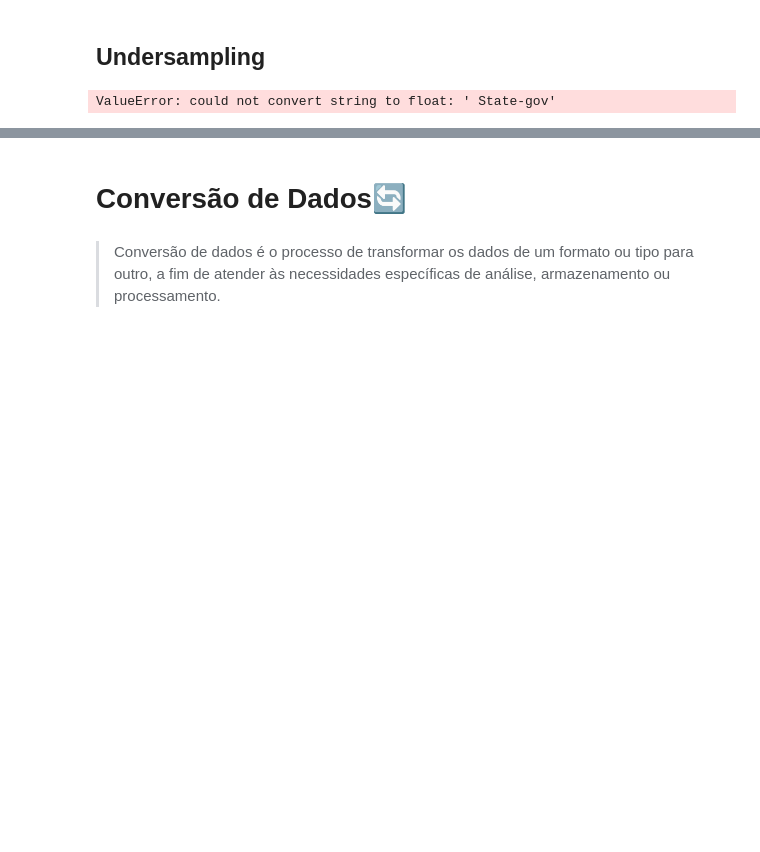
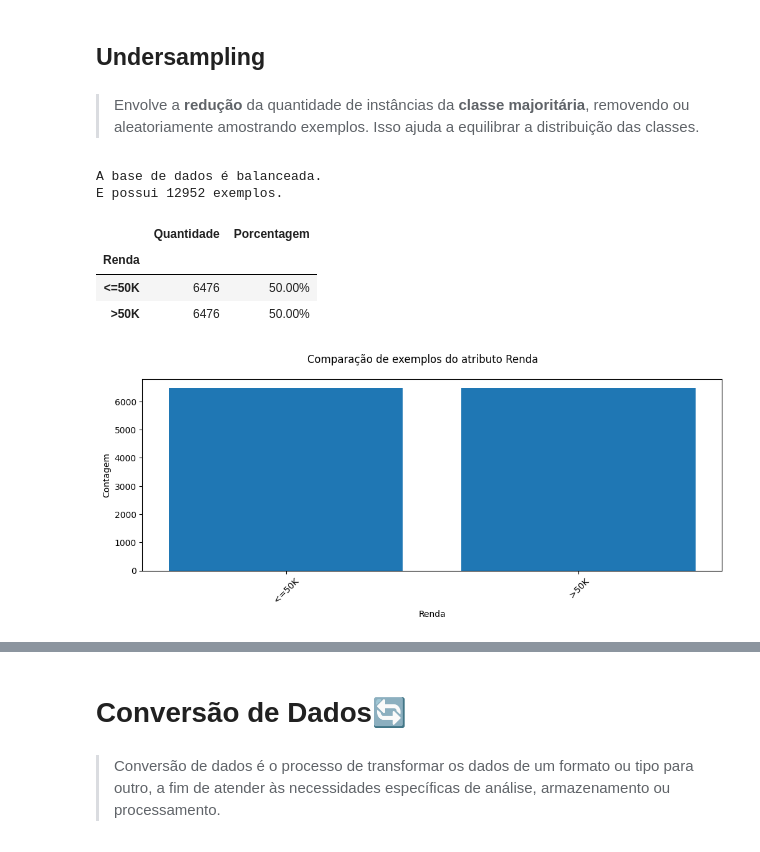
Before and after one commit to Henrique-Navarro/IA-PreProcessamento-Analise-de-Dados-Juptyter, a Jupyter notebook: jupyter_notebook.ipynb, the cells around one changed output, grey strips where cells are left out. Drawn from its saved outputs; the diff is of its cells as text; code cells hidden in the pictures; blank space fills up the shorter version.

```diff
--- a/jupyter_notebook.ipynb
+++ b/jupyter_notebook.ipynb
@@ -1741,19 +1748,25 @@ plt.show()
 # %% [markdown]
 ## Undersampling
+# %% [markdown]
+> Envolve a **redução** da quantidade de instâncias da **classe majoritária**, removendo ou aleatoriamente amostrando exemplos. Isso ajuda a equilibrar a distribuição das classes.
 # %%
+def perform_undersampling(data, target_column):
+    X = data.drop(target_column, axis=1)
+    y = data[target_column]
 
-def synthetic_undersample(data, target_column):
-    minority_class = data[data[target_column] == '>50K']
-    majority_class = data[data[target_column] == '<=50K']
+    undersampler = RandomUnderSampler()
+    X_resampled, y_resampled = undersampler.fit_resample(X, y)
 
-    oversampler = SMOTE(sampling_strategy=0.6, random_state=42)
-    data_oversampled, _ = oversampler.fit_resample(data.drop(target_column, axis=1), data[target_column])
-
-    undersampled_data = pd.concat([data_oversampled, majority_class])
-
-    return undersampled_data
-
-data_undersampled = synthetic_undersample(data_clean, 'Renda')
-print(data_undersampled['Renda'].value_counts())
+    resampled_data = pd.concat([X_resampled, y_resampled], axis=1)
+    return resampled_data
+undersample_data = perform_undersampling(data_bal, 'Renda')
+verificar_balanceamento(undersample_data)
+plotar_grafico_renda(undersample_data)
 # %% [output]
-ValueError: could not convert string to float: ' State-gov'
+A base de dados é balanceada.
+E possui 12952 exemplos.
+|  | Quantidade | Porcentagem |
+| Renda |  |  |
+| <=50K | 6476 | 50.00% |
+| >50K | 6476 | 50.00% |
+[figure, added]
```
Also changed, not shown: parts of 136 cells of this notebook.
